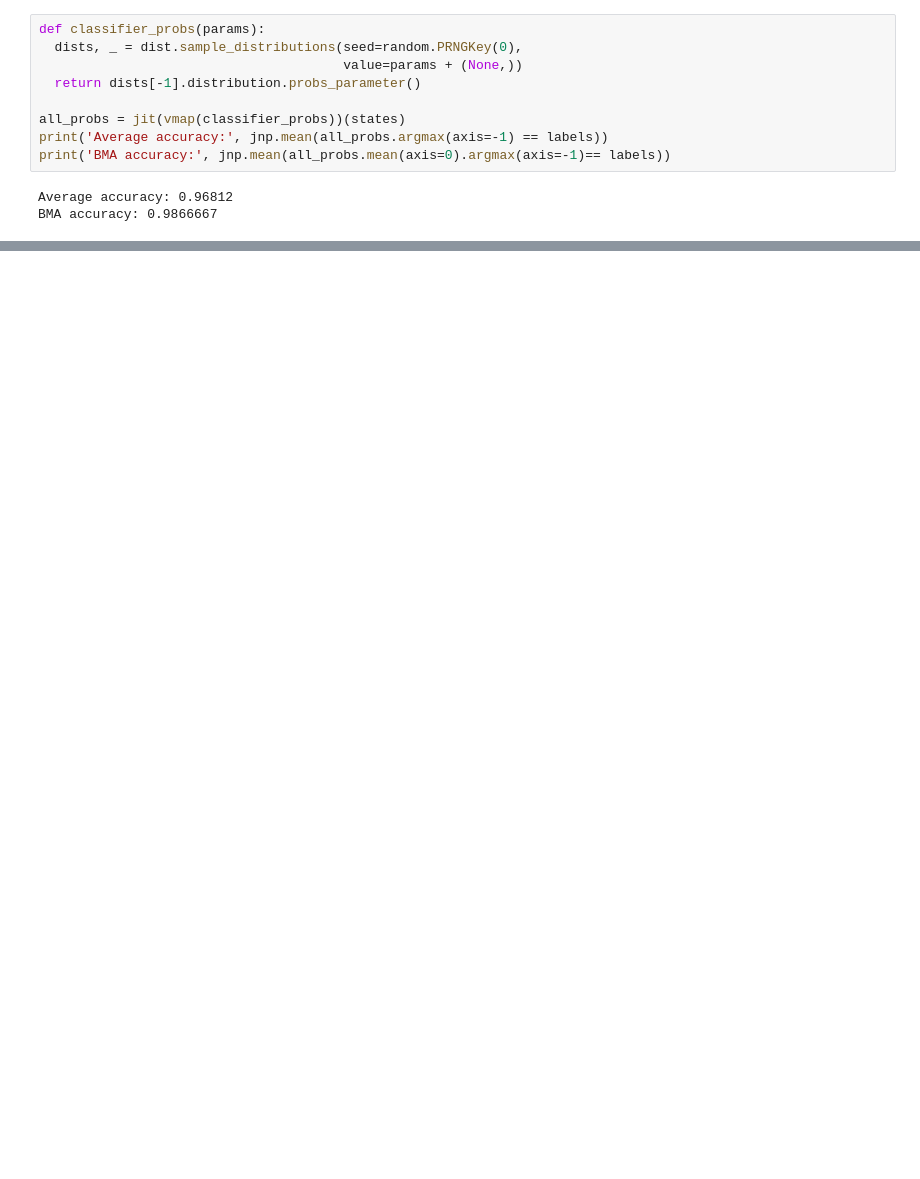
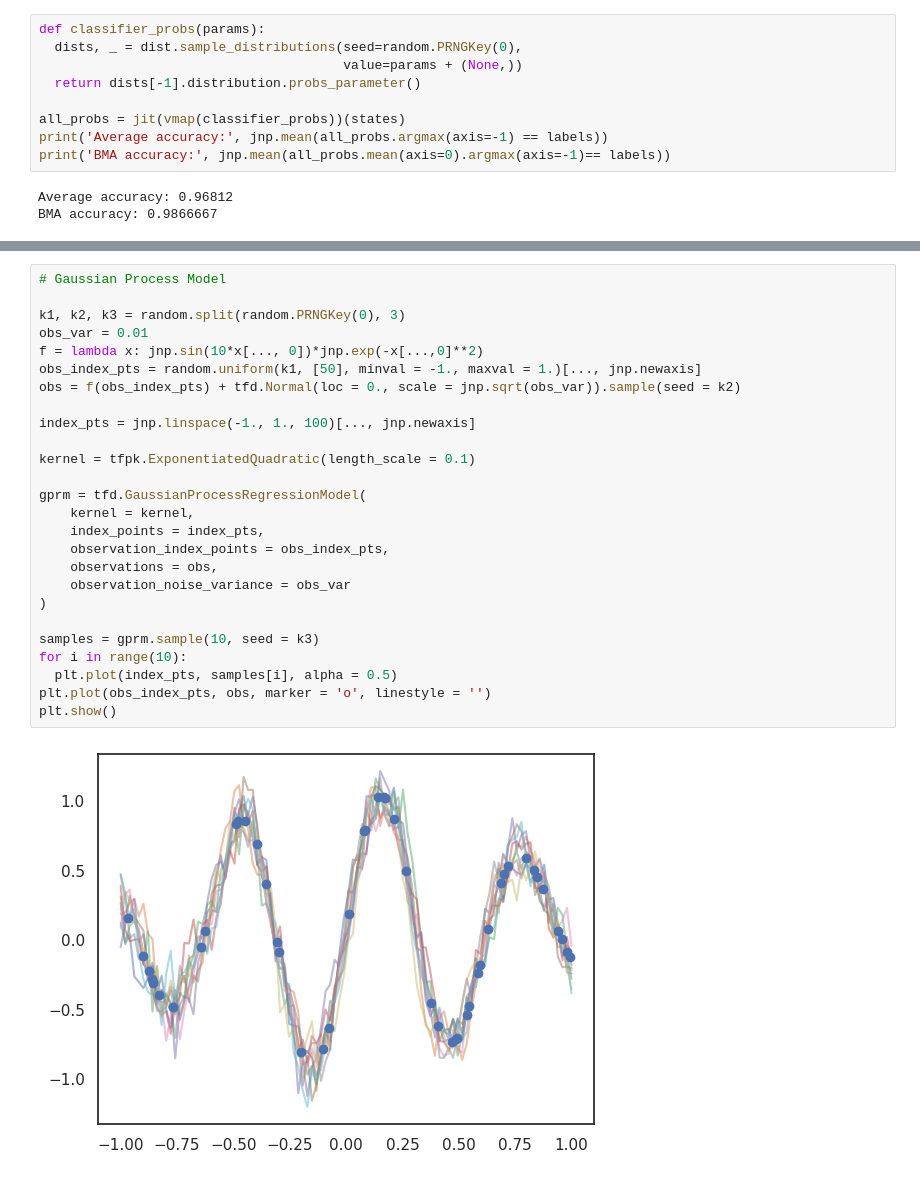
Before and after one commit to emmanuelmokel/PPL-practice, a Jupyter notebook: TFP_Intro.ipynb, the cells around one changed output, grey strips where cells are left out. Cells and saved outputs as stored; diff of their text form; blank space fills up the shorter version.

```diff
--- a/TFP_Intro.ipynb
+++ b/TFP_Intro.ipynb
@@ -87,0 +96,28 @@ BMA accuracy: 0.9866667
+# %%
+# Gaussian Process Model
+
+k1, k2, k3 = random.split(random.PRNGKey(0), 3)
+obs_var = 0.01
+f = lambda x: jnp.sin(10*x[..., 0])*jnp.exp(-x[...,0]**2)
+obs_index_pts = random.uniform(k1, [50], minval = -1., maxval = 1.)[..., jnp.newaxis]
+obs = f(obs_index_pts) + tfd.Normal(loc = 0., scale = jnp.sqrt(obs_var)).sample(seed = k2)
+
+index_pts = jnp.linspace(-1., 1., 100)[..., jnp.newaxis]
+
+kernel = tfpk.ExponentiatedQuadratic(length_scale = 0.1)
+
+gprm = tfd.GaussianProcessRegressionModel(
+    kernel = kernel,
+    index_points = index_pts,
+    observation_index_points = obs_index_pts,
+    observations = obs,
+    observation_noise_variance = obs_var
+)
+
+samples = gprm.sample(10, seed = k3)
+for i in range(10):
+  plt.plot(index_pts, samples[i], alpha = 0.5)
+plt.plot(obs_index_pts, obs, marker = 'o', linestyle = '')
+plt.show()
+# %% [output]
+[figure, added]
```
Also changed, not shown: parts of 3 cells of this notebook.
